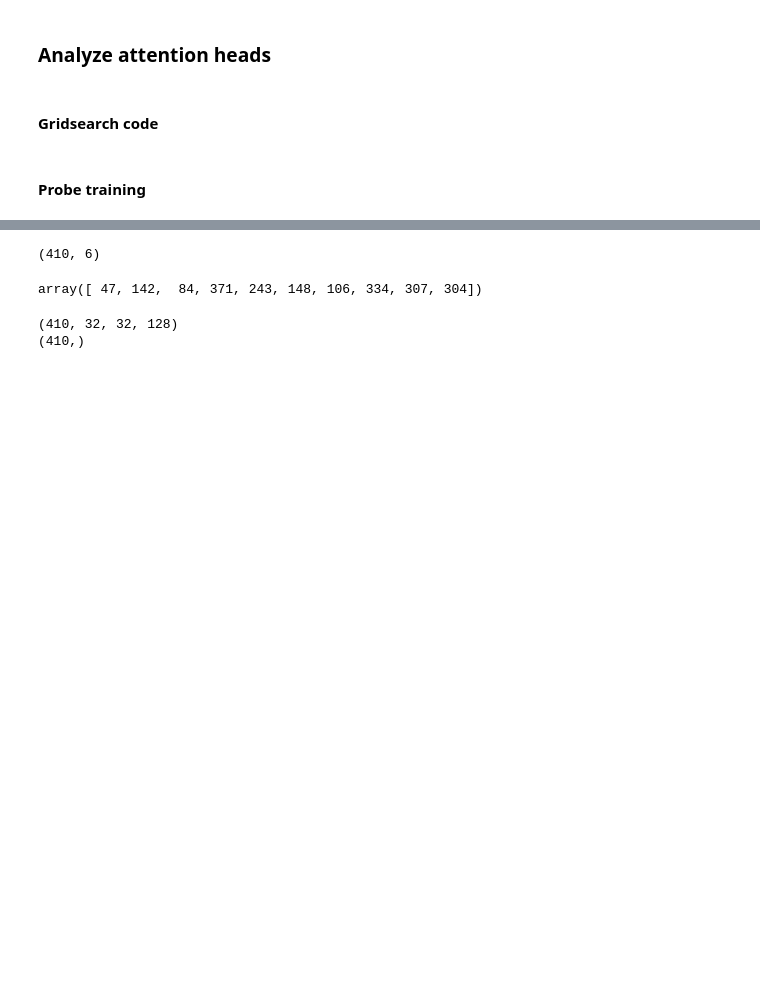
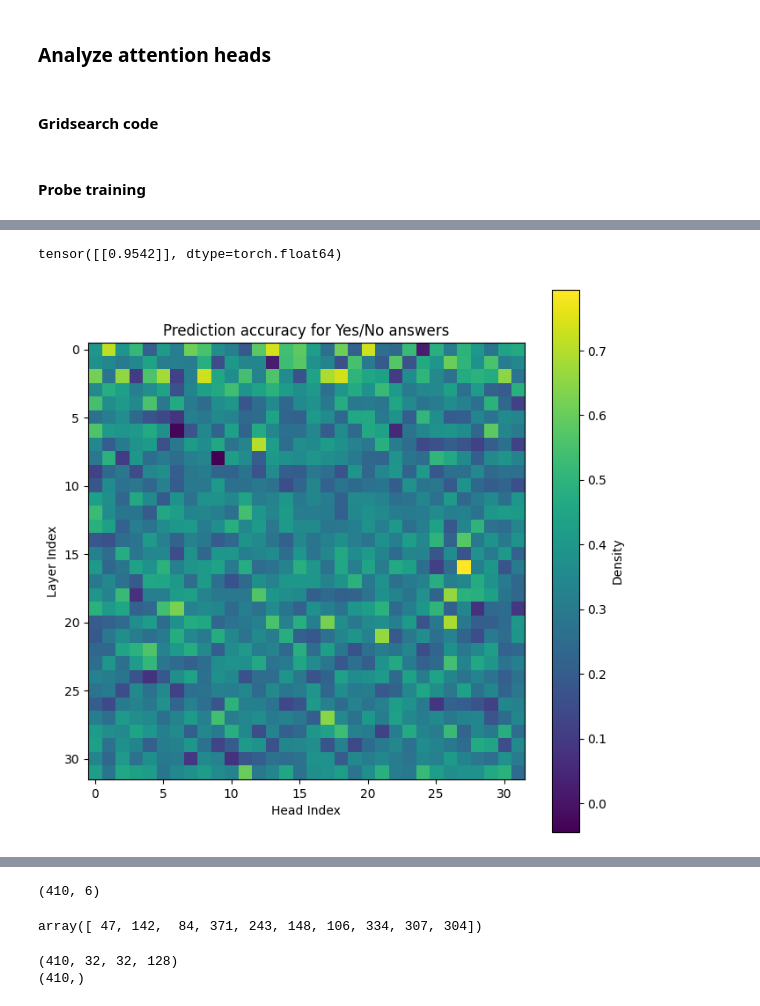
Before and after one commit to PaulDrm/targeted_intervention, a Jupyter notebook: intervention/notebooks/intervention_pca_analysis_ai_coordination.ipynb, the cells around one changed output, grey strips where cells are left out. Cells and saved outputs as stored; diff of their text form; code cells hidden in the pictures; blank space fills up the shorter version.

```diff
--- a/intervention/notebooks/intervention_pca_analysis_ai_coordination.ipynb
+++ b/intervention/notebooks/intervention_pca_analysis_ai_coordination.ipynb
@@ -1439,0 +1588,27 @@ for i in range(len(fold_idxs)):
+# %%
+from sentence_transformers import util
+for i, activations in enumerate(separated_activations):
+
+    labels = separated_labels[i]
+
+    pos_examples = activations[np.array(labels)==1]
+    neg_examples = activations[np.array(labels)==0]
+
+
+
+layer = 16 #12#14
+head  = 27 #11#27
+
+pos_example = pos_examples[0, layer, head]
+neg_example = neg_examples[0, layer, head]
+
+com_direction_1 = pos_example - neg_example
+
+pos_example = pos_examples[2, layer, head]
+neg_example = neg_examples[1, layer, head]
+
+com_direction_2 = pos_example - neg_example
+
+util.cos_sim(com_direction_1, com_direction_2)
+# %% [output]
+tensor([[0.9542]], dtype=torch.float64)
@@ -1439,0 +1617,31 @@ for i in range(len(fold_idxs)):
+# %%
+from sentence_transformers import util
+
+
+for layer in range(num_layers):
+    for head in range(num_head):
+        pos_example = pos_examples[0, layer, head]
+        neg_example = neg_examples[0, layer, head]
+
+
+pos_examples = separated_activations[0][:3]
+neg_examples = separated_activations[0][3:]
+
+layer = 18
+head = 11
+similarities = []
+for layer in range(num_layers):
+    for head in range(num_head):
+        pos_example = pos_examples[0, layer, head]
+        neg_example = neg_examples[0, layer, head]
+
+        com_direction_1 = pos_example - neg_example
+
+        pos_example = pos_examples[2, layer, head]
+        neg_example = neg_examples[1, layer, head]
+
+        com_direction_2 = pos_example - neg_example
+
+        similarities.append(util.cos_sim(com_direction_1, com_direction_2).item())
+
+similarities = np.array(similarities)
@@ -1439,0 +1753,16 @@ for i in range(len(fold_idxs)):
+# %%
+data = similarities.reshape(32,32) # np.random.rand(32, 32)  # Example data
+
+fig, ax = plt.subplots(figsize=(8, 8))
+cax = ax.imshow(data, cmap='viridis', interpolation='nearest')
+
+# Add a colorbar associated with the Axes object's content
+fig.colorbar(cax, ax=ax, label='Density')
+
+# Set titles and labels
+ax.set_title('Prediction accuracy for Yes/No answers')
+ax.set_xlabel('Head Index')
+ax.set_ylabel('Layer Index')
+plt.show()
+# %% [output]
+[figure, added]
```
Also changed, not shown: parts of 37 cells of this notebook, 7 other files.
